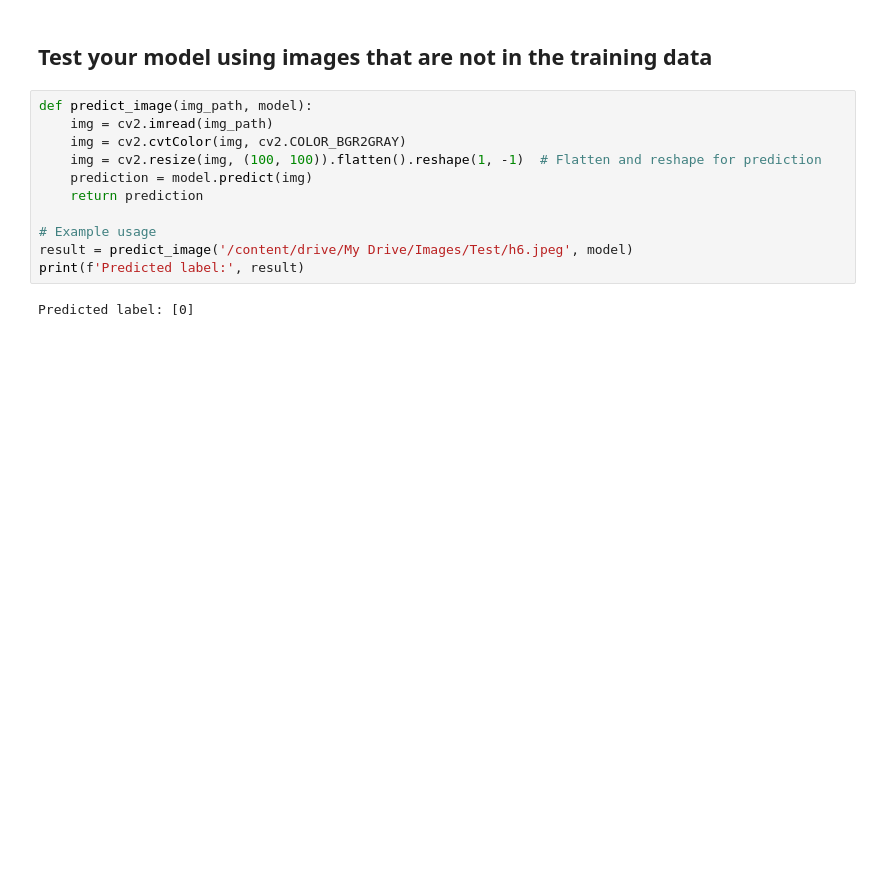
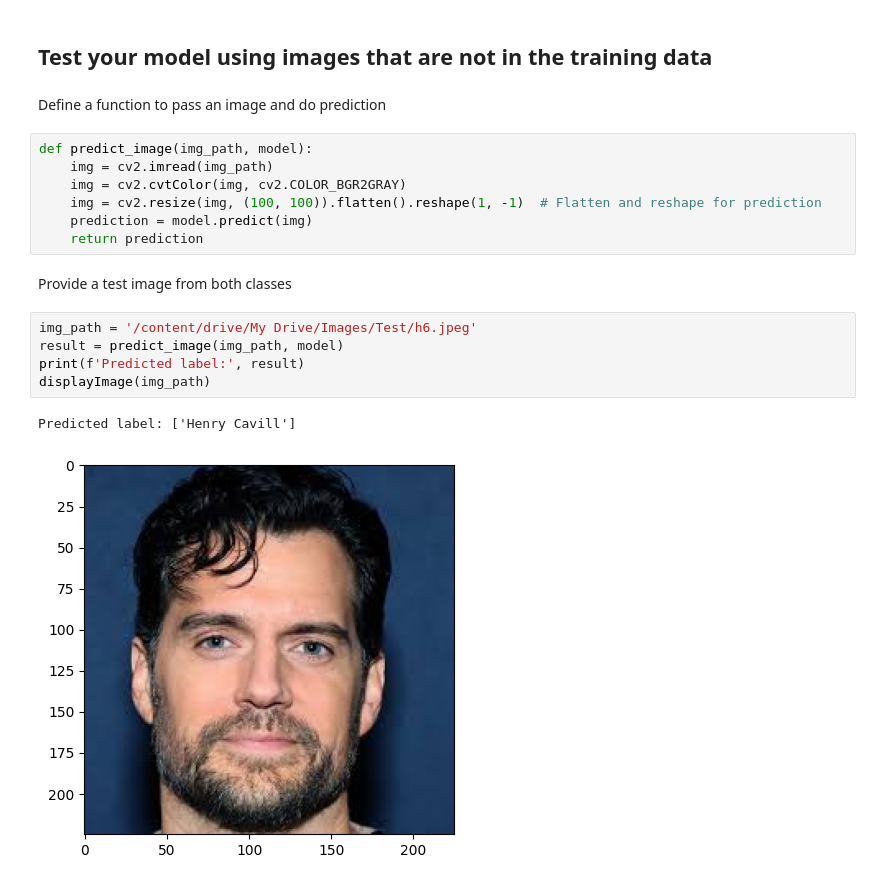
Before and after one commit to robitussin/CCMACLRL, a Jupyter notebook: 7 - Support Vector Machine/implementation/Personal_Face_Recogntion_using_SVM.ipynb, the cells around one changed output. Cells and saved outputs as stored; diff of their text form; blank space fills up the shorter version.

```diff
--- a/7 - Support Vector Machine/implementation/Personal_Face_Recogntion_using_SVM.ipynb
+++ b/7 - Support Vector Machine/implementation/Personal_Face_Recogntion_using_SVM.ipynb
@@ -98,5 +148,7 @@ Accuracy: 0.00%
 # %% [markdown]
 ## Test your model using images that are not in the training data
+# %% [markdown]
+Define a function to pass an image and do prediction
 # %%
 def predict_image(img_path, model):
     img = cv2.imread(img_path)
@@ -104,9 +156,13 @@ def predict_image(img_path, model):
     img = cv2.resize(img, (100, 100)).flatten().reshape(1, -1)  # Flatten and reshape for prediction
     prediction = model.predict(img)
     return prediction
-
-# Example usage
-result = predict_image('/content/drive/My Drive/Images/Test/h6.jpeg', model)
-print(f'Predicted label:', result)
-# %% [output]
-Predicted label: [0]
+# %% [markdown]
+Provide a test image from both classes
+# %%
+img_path = '/content/drive/My Drive/Images/Test/h6.jpeg'
+result = predict_image(img_path, model)
+print(f'Predicted label:', result)
+displayImage(img_path)
+# %% [output]
+Predicted label: ['Henry Cavill']
+[figure, added]
```
Also changed, not shown: parts of 25 cells of this notebook.
